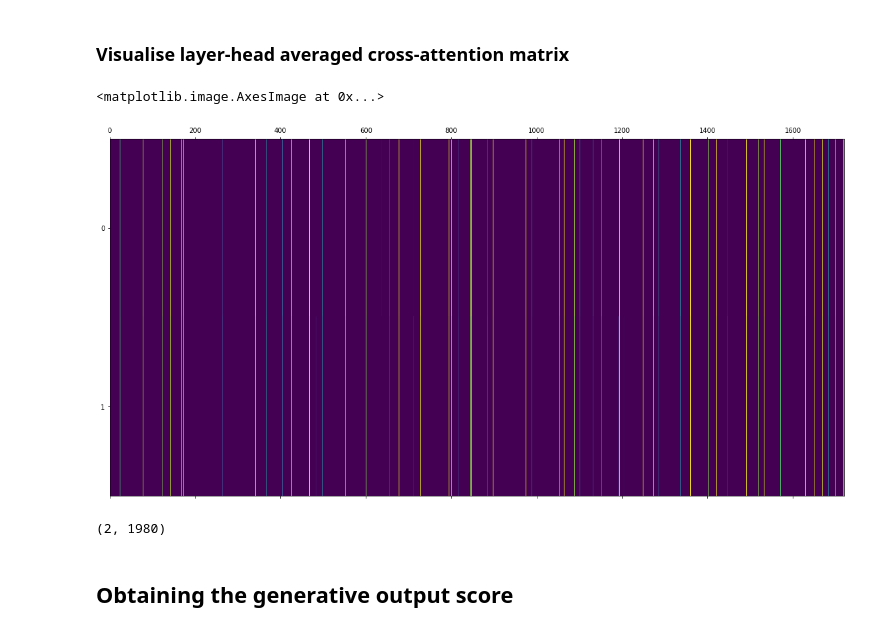
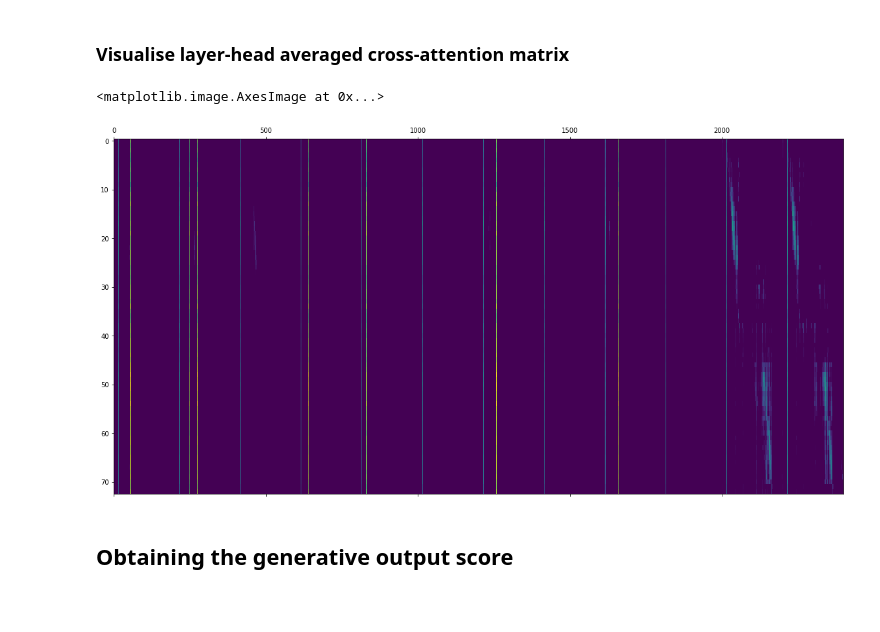
Before and after one commit to casetext/FiD, a Jupyter notebook: notebooks/FiD_confidence_thresholding.ipynb, the cells around one changed output. Cells and saved outputs as stored; diff of their text form; code cells hidden in the pictures; blank space fills up the shorter version.

```diff
--- a/notebooks/FiD_confidence_thresholding.ipynb
+++ b/notebooks/FiD_confidence_thresholding.ipynb
@@ -73,17 +73,18 @@ model = model.to('cuda')
 for i, batch in enumerate(dataloader):
     (idx, labels, _, context_ids, context_mask) = batch
 
-    if i == 45:
+    if i == 2:
 
         print(idx)
         print(context_ids.shape)
-        print(context_ids[0][0])
+
         for j in range(context_ids.shape[1]):
 
             print("====")
             print(j)
             context = tokenizer.decode(context_ids[0][j])
-            break
+            print(context)
+
 
         print("")
         print("")
@@ -97,7 +98,7 @@ for i, batch in enumerate(dataloader):
         generated_output, log_prob = model.generate(
                 input_ids=context_ids.cuda(),
                 attention_mask=context_mask.cuda(),
-                do_sample=True,
+                do_sample=False,
                 max_length=150,
                 top_p=0.9,
                 temperature=1.0,
@@ -111,6 +112,7 @@ for i, batch in enumerate(dataloader):
         # print(generated_output.scores)
 
         print(generated_output)
+        print(len(generated_output[0]))
 
         human_readable_generated_output = tokenizer.decode(generated_output[0], skip_special_tokens=True)
         print(human_readable_generated_output)
@@ -118,11 +120,13 @@ for i, batch in enumerate(dataloader):
         print("log_prob")
         print(log_prob)
 
-#         print("")
-#         print("")
-#         print("ground truth answer:")
 
-#         print(tokenizer.decode(labels[0], skip_special_tokens=True))
+        print("")
+        print("")
+        print("ground truth answer:")
+
+        print(tokenizer.decode(labels[0], skip_special_tokens=True))
+        print(len(labels[0]))
 
 
         break
@@ -381,0 +294,10 @@ averaged_attention_matrix = torch.mean(masked_stacked_forward_attentions, dim =
+# %%
+avg_attention_matrix = model.obtain_attention_matrix(
+    input_ids=context_ids.cuda(),
+    attention_mask=context_mask.cuda(),
+    decoder_input_ids=labels.cuda(),
+    output_attentions=True,
+    output_unnormalized_attentions=True
+)
+
+avg_attention_matrix.shape
@@ -384,15 +444,11 @@ averaged_attention_matrix = torch.mean(masked_stacked_forward_attentions, dim =
 # %%
 fig = plt.figure(figsize=(20, 10), facecolor="white")
 ax = fig.add_subplot()
 #ax.imshow(averaged_attention_matrix[:, :], cmap='hot', interpolation='nearest')
-ax.matshow(averaged_attention_matrix[:2, :], aspect='auto', vmin=0)
+ax.matshow(avg_attention_matrix.cpu().numpy(), aspect='auto', vmin=0)
 # %% [output]
 <matplotlib.image.AxesImage at 0x...>
-[figure, old version]
+[figure, new version]
-# %%
-averaged_attention_matrix.shape
-# %% [output]
-(2, 1980)
 # %% [markdown]
 ## Obtaining the generative output score
 # %%
```
Also changed, not shown: parts of 28 cells of this notebook.
